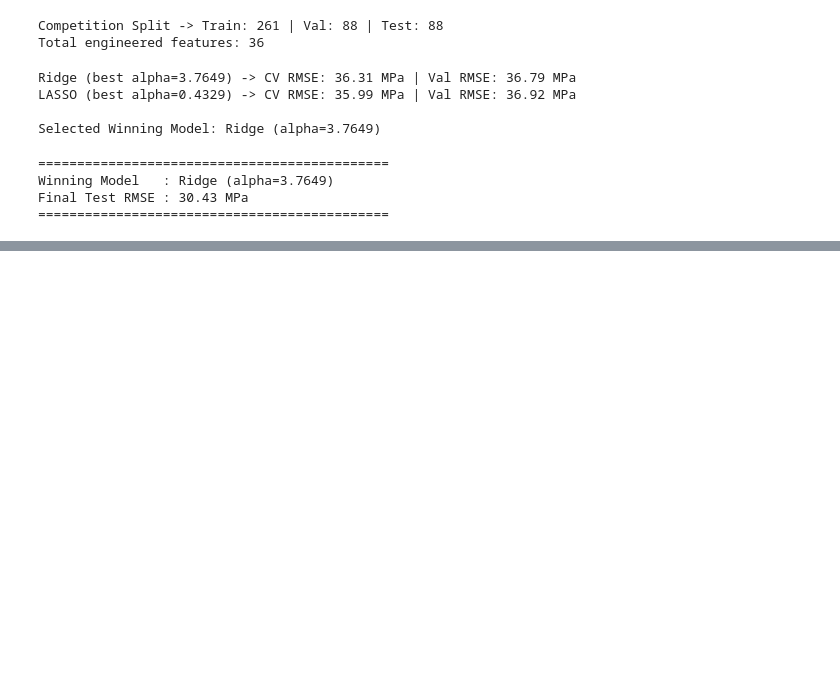
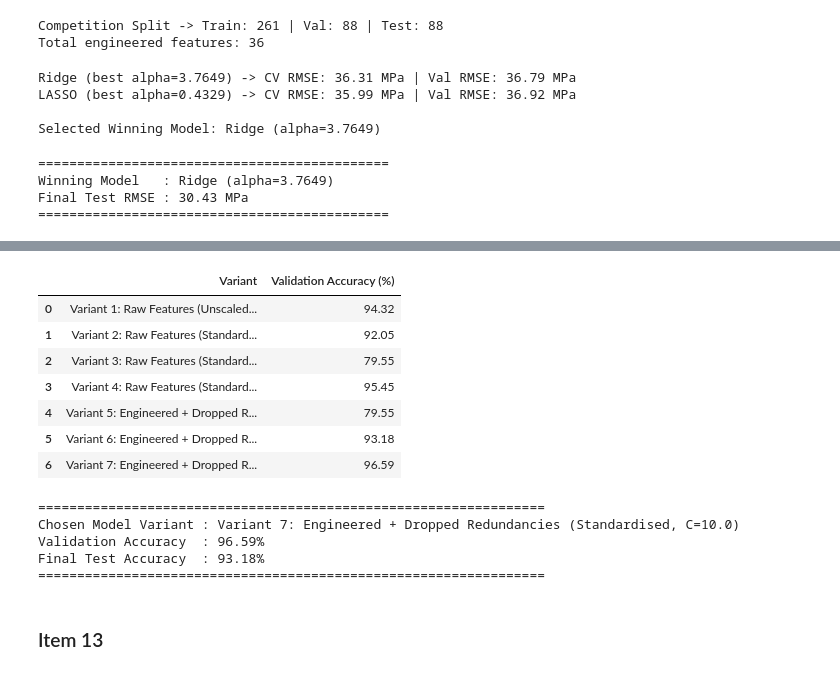
Before and after one commit to NecatBerkMeral/ME405HW1, a Jupyter notebook: ME405 HW1.ipynb, the cells around one changed output, grey strips where cells are left out. Cells and saved outputs as stored; diff of their text form; code cells hidden in the pictures; blank space fills up the shorter version.

```diff
--- a/ME405 HW1.ipynb
+++ b/ME405 HW1.ipynb
@@ -814,0 +883,16 @@ SyntaxError: invalid syntax (3437306221.py, line 1)
+# %%
+def engineer_classification_features(df_input):
+    df_feat = df_input.copy()
+
+    df_feat["is_carburised"] = (df_feat["CT"] > 100).astype(float)
+
+    df_feat["log_Tt"] = np.log1p(df_feat["Tt"])
+    df_feat["log_Ct"] = np.log1p(df_feat["Ct"])
+
+    df_feat["C_sq"] = df_feat["C"] ** 2
+    df_feat["Total_Inclusions"] = df_feat["dA"] + df_feat["dB"] + df_feat["dC"]
+
+    cols_to_exclude = ["NT", "DT", "TCr"]
+    df_feat = df_feat.drop(columns=[c for c in cols_to_exclude if c in df_feat.columns])
+
+    return df_feat
@@ -814,0 +927,49 @@ SyntaxError: invalid syntax (3437306221.py, line 1)
+# %%
+results = []
+trained_models = []
+
+for exp in experiments:
+    clf = LogisticRegression(solver="liblinear", C=exp["C"], max_iter=2000, random_state=54)
+    clf.fit(exp["X_tr"], y_train)
+
+    val_pred = (clf.predict_proba(exp["X_va"])[:, 1] >= 0.5).astype(int)
+    val_acc = accuracy_score(y_val, val_pred)
+
+    results.append({
+        "Variant": exp["name"],
+        "Validation Accuracy (%)": round(val_acc * 100, 2)
+    })
+    trained_models.append(clf)
+
+df_variants = pd.DataFrame(results)
+display(df_variants)
+# %% [output]
+|  | Variant | Validation Accuracy (%) |
+| 0 | Variant 1: Raw Features (Unscaled... | 94.32 |
+| 1 | Variant 2: Raw Features (Standard... | 92.05 |
+| 2 | Variant 3: Raw Features (Standard... | 79.55 |
+| 3 | Variant 4: Raw Features (Standard... | 95.45 |
+| 4 | Variant 5: Engineered + Dropped R... | 79.55 |
+| 5 | Variant 6: Engineered + Dropped R... | 93.18 |
+| 6 | Variant 7: Engineered + Dropped R... | 96.59 |
+# %%
+best_idx = df_variants["Validation Accuracy (%)"].idxmax()
+best_exp = experiments[best_idx]
+best_clf = trained_models[best_idx]
+
+test_pred = (best_clf.predict_proba(best_exp["X_te"])[:, 1] >= 0.5).astype(int)
+final_test_acc = accuracy_score(y_test, test_pred)
+
+print("=" * 65)
+print(f"Chosen Model Variant : {best_exp['name']}")
+print(f"Validation Accuracy  : {df_variants.loc[best_idx, 'Validation Accuracy (%)']:.2f}%")
+print(f"Final Test Accuracy  : {final_test_acc * 100:.2f}%")
+print("=" * 65)
+# %% [output]
+=================================================================
+Chosen Model Variant : Variant 7: Engineered + Dropped Redundancies (Standardised, C=10.0)
+Validation Accuracy  : 96.59%
+Final Test Accuracy  : 93.18%
+=================================================================
+# %% [markdown]
+### Item 13
```
Also changed, not shown: parts of 30 cells of this notebook.
